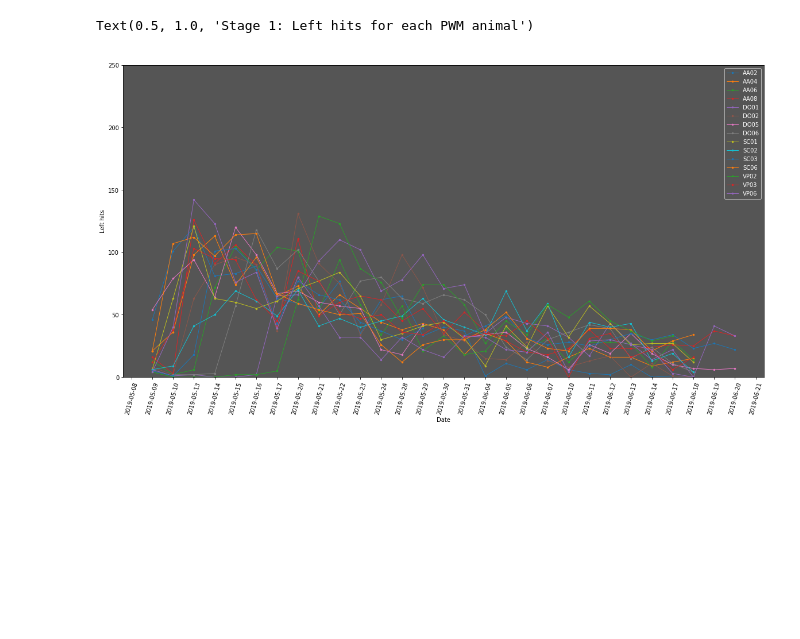
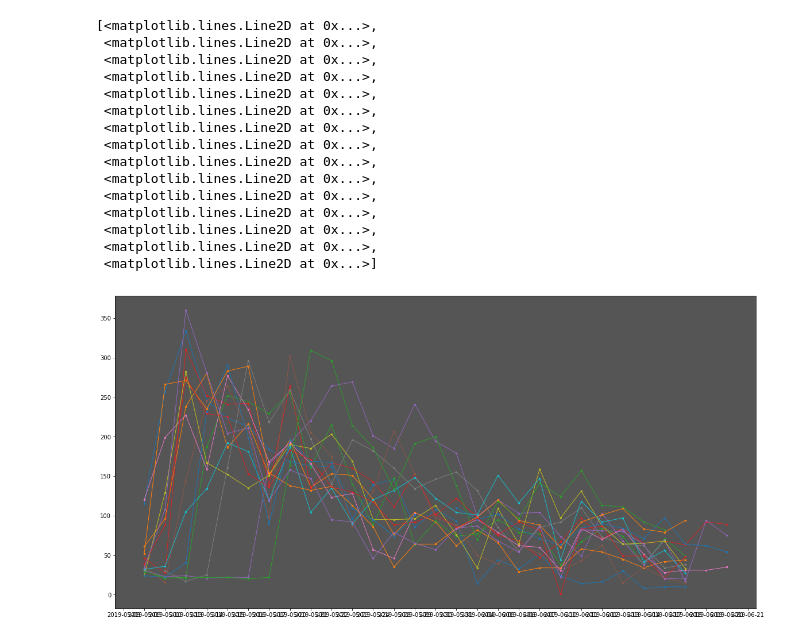
Before and after one commit to Olesens/Rot3, a Jupyter notebook: PWM_plots.ipynb, the cells around one changed output. Saved outputs shown, nothing was run; the diff lists cells and outputs as text; code cells hidden in the pictures; blank space fills up the shorter version.

```diff
--- a/PWM_plots.ipynb
+++ b/PWM_plots.ipynb
@@ -129,15 +162,24 @@ plt.close()
 # %%
 # Stage 1
 pwm_st1 = A_df.copy()
 mask = pwm_st1['stage']== 1
-pwm_stage1 = pwm_st1[mask] #pwm_stage1 df defined
+pwm_stage1 = pwm_st1[mask]
 pwm_stage1_dt = pwm_stage1['done_trials'] - (pwm_stage1['done_trials']* pwm_stage1['violations'])
-list = pwm_stage1_dt.columns.values
 plt.plot(pwm_stage1_dt, marker='o',linewidth = 1.0, markersize = 2.5)
-plt.xticks( rotation = 75, fontsize= 'medium')
-plt.legend(list)
-plt.ylabel('Done trials - violations')
-plt.ylim([0,500])
-plt.xlabel('Date')
-plt.title('Stage 1: Done trials for PWM animals (minus violations)')
-plt.close()
+# %% [output]
+[<matplotlib.lines.Line2D at 0x...>,
+ <matplotlib.lines.Line2D at 0x...>,
+ <matplotlib.lines.Line2D at 0x...>,
+ <matplotlib.lines.Line2D at 0x...>,
+ <matplotlib.lines.Line2D at 0x...>,
+ <matplotlib.lines.Line2D at 0x...>,
+ <matplotlib.lines.Line2D at 0x...>,
+ <matplotlib.lines.Line2D at 0x...>,
+ <matplotlib.lines.Line2D at 0x...>,
+ <matplotlib.lines.Line2D at 0x...>,
+ <matplotlib.lines.Line2D at 0x...>,
+ <matplotlib.lines.Line2D at 0x...>,
+ <matplotlib.lines.Line2D at 0x...>,
+ <matplotlib.lines.Line2D at 0x...>,
+ <matplotlib.lines.Line2D at 0x...>]
+[figure, added]
@@ -187,22 +185,0 @@ plt.close()
-# %%
-pwm_stage1_l = pwm_stage1['left_trials'] #so its almost the same as hits*trials
-plt.plot(pwm_stage1_l, marker='o',linewidth = 1.0, markersize = 2.5)
-list = pwm_stage1_l.columns.values
-plt.xticks( rotation = 75, fontsize= 'medium')
-plt.legend(list)
-plt.ylabel('Left hits')
-plt.ylim([0,250])
-plt.xlabel('Date')
-plt.title('Stage 1: Left hits for each PWM animal')
-pwm_stage1_l = pwm_stage1['left_trials'] #so its almost the same as hits*trials
-plt.plot(pwm_stage1_l, marker='o',linewidth = 1.0, markersize = 2.5)
-list = pwm_stage1_l.columns.values
-plt.xticks( rotation = 75, fontsize= 'medium')
-plt.legend(list)
-plt.ylabel('Left hits')
-plt.ylim([0,250])
-plt.xlabel('Date')
-plt.title('Stage 1: Left hits for each PWM animal')
-# %% [output]
-Text(0.5, 1.0, 'Stage 1: Left hits for each PWM animal')
-[figure, removed]
```
Also changed, not shown: parts of 9 cells of this notebook, 1 other file.
